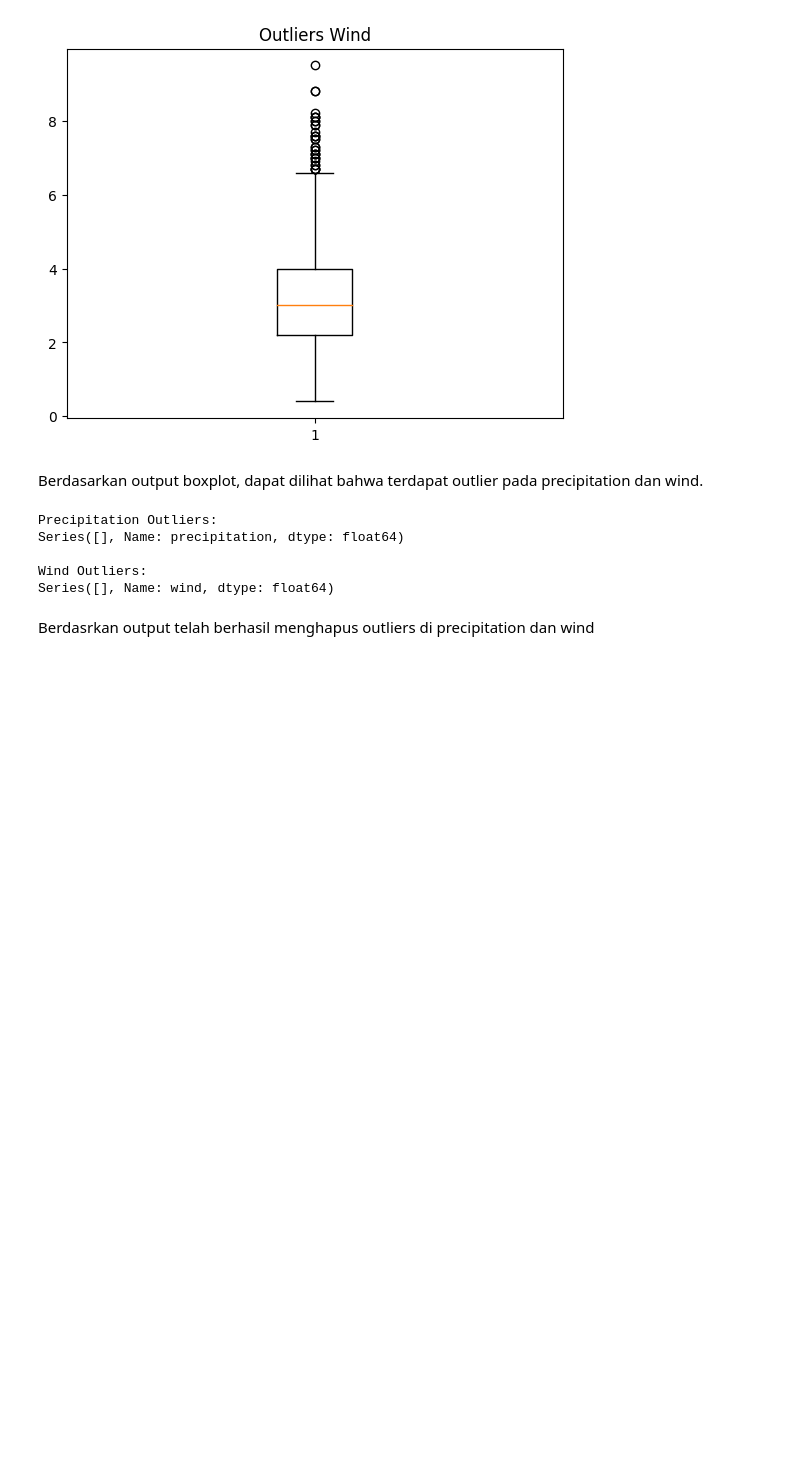
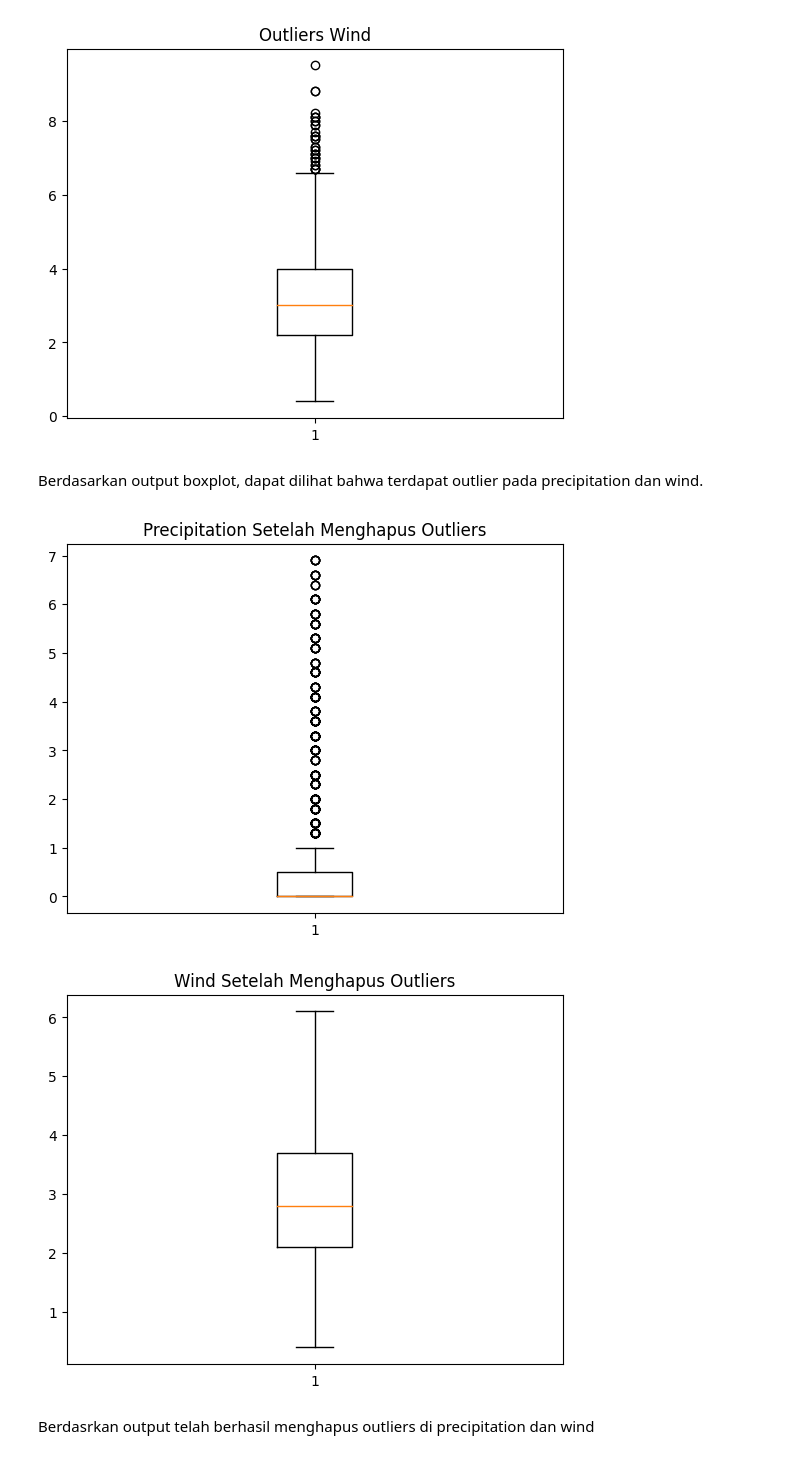
Before and after one commit to rezaldii/Diabetes-prediction, a Jupyter notebook: Weather-Prediction.ipynb, the cells around one changed output. Saved outputs shown, nothing was run; the diff lists cells and outputs as text; code cells hidden in the pictures; blank space fills up the shorter version.

```diff
--- a/Weather-Prediction.ipynb
+++ b/Weather-Prediction.ipynb
@@ -119,44 +126,37 @@ plt.show()
 [figure]
 # %% [markdown]
 Berdasarkan output boxplot, dapat dilihat bahwa terdapat outlier pada precipitation dan wind.
-# %%
-# Menghitung IQR untuk precipitation
-Q1_precip = df["precipitation"].quantile(0.25)
-Q3_precip = df["precipitation"].quantile(0.75)
-IQR_precip = Q3_precip - Q1_precip
-
-# Menghitung batas atas dan batas bawah untuk precipitation
-upper_bound_precip = Q3_precip + 1.5 * IQR_precip
-lower_bound_precip = Q1_precip - 1.5 * IQR_precip
-
-# Mengidentifikasi outlier dalam precipitation
-precip_outliers = df[(df["precipitation"] > upper_bound_precip) | (df["precipitation"] < lower_bound_precip)]
-
-# Menghitung IQR untuk wind
-Q1_wind = df["wind"].quantile(0.25)
-Q3_wind = df["wind"].quantile(0.75)
-IQR_wind = Q3_wind - Q1_wind
-
-# Menghitung batas atas dan batas bawah untuk wind
-upper_bound_wind = Q3_wind + 1.5 * IQR_wind
-lower_bound_wind = Q1_wind - 1.5 * IQR_wind
-
-# Mengidentifikasi outlier dalam wind
-wind_outliers = df[(df["wind"] > upper_bound_wind) | (df["wind"] < lower_bound_wind)]
-
-# Menampilkan outlier precipitation
-print("Precipitation Outliers:")
-print(precip_outliers["precipitation"])
-
-# Menampilkan outlier wind
-print("\nWind Outliers:")
-print(wind_outliers["wind"])
-# %% [output]
-Precipitation Outliers:
-Series([], Name: precipitation, dtype: float64)
-
-Wind Outliers:
-Series([], Name: wind, dtype: float64)
+# %%
+Q1 = df['precipitation'].quantile(0.25)
+Q3 = df['precipitation'].quantile(0.75)
+IQR = Q3 - Q1
+
+lower_bound = Q1 - 1.5 * IQR
+upper_bound = Q3 + 1.5 * IQR
+
+df = df[(df['precipitation'] >= lower_bound) & (df['precipitation'] <= upper_bound)]
+
+Q1 = df['wind'].quantile(0.25)
+Q3 = df['wind'].quantile(0.75)
+IQR = Q3 - Q1
+
+lower_bound = Q1 - 1.5 * IQR
+upper_bound = Q3 + 1.5 * IQR
+
+df = df[(df['wind'] >= lower_bound) & (df['wind'] <= upper_bound)]
+
+# Boxplot precipitation setelah outliers dihapus
+plt.boxplot(df["precipitation"])
+plt.title("Precipitation Setelah Menghapus Outliers")
+plt.show()
+
+# Boxplot wind setelah outliers dihapus
+plt.boxplot(df["wind"])
+plt.title("Wind Setelah Menghapus Outliers")
+plt.show()
+# %% [output]
+[figure, added]
+[figure, added]
 # %% [markdown]
 Berdasrkan output telah berhasil menghapus outliers di precipitation dan wind
 # %%
```
Also changed, not shown: parts of 25 cells of this notebook, 1 other file.
